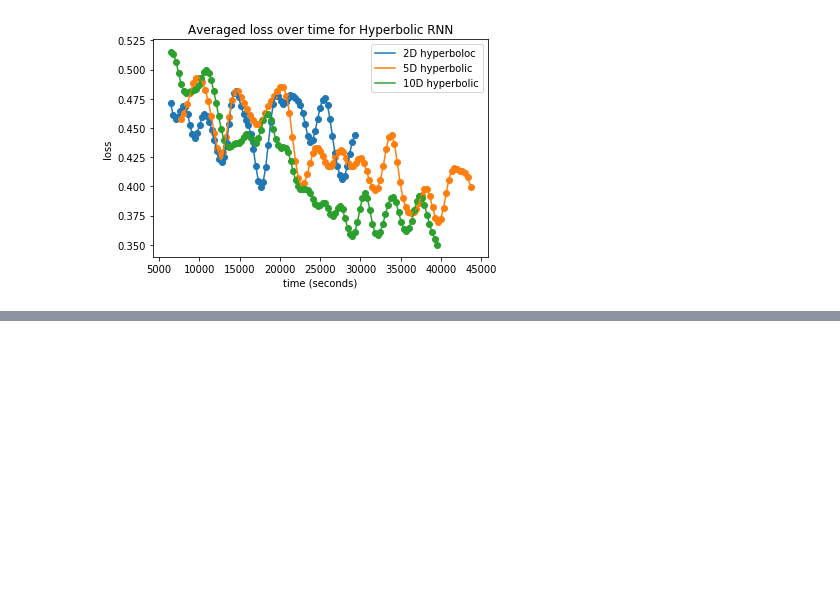
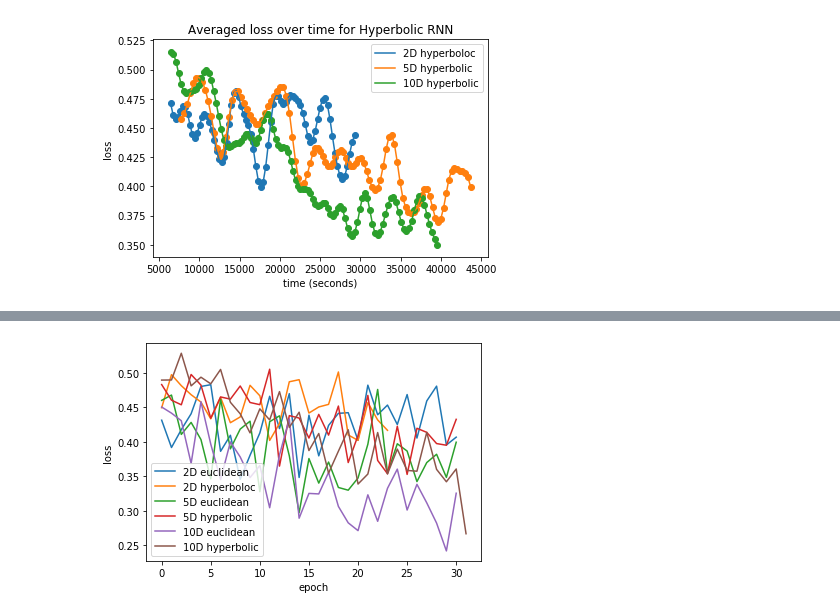
Before and after one commit to KengoA/hyperbolic_nn, a Jupyter notebook: snli_dataset/logs/Extract_logs.ipynb, the cells around one changed output, grey strips where cells are left out. Cells and saved outputs as stored; diff of their text form; code cells hidden in the pictures; blank space fills up the shorter version.

```diff
--- a/snli_dataset/logs/Extract_logs.ipynb
+++ b/snli_dataset/logs/Extract_logs.ipynb
@@ -287,0 +302,47 @@ plt.savefig('plot3.png')
+# %%
+def datapoints(df_loss,smooth=True,ave_num=20,ave=False):
+    time = np.cumsum(np.array(df_loss['sec_per_sent']*sample_size))
+    loss = np.array(df_loss['curr_loss'])
+    i = 0
+    if ave:
+        ave_losses = []
+        while i<len(time):
+            ave_loss = np.sum(loss[i:i+4])/4
+            i+=4
+            ave_losses.append(ave_loss)
+        epoch = range(len(ave_losses))
+
+        return epoch, ave_losses
+
+    if smooth:
+        for _ in range(ave_num):
+            loss = (loss[:-1]+loss[1:])/2
+        return time[ave_num:], loss
+    else:
+        return time, loss
+# %%
+epoch,loss = datapoints(twod_eucl_rnn_loss,ave=True)
+# plt.scatter(epoch, loss)
+plt.plot(epoch, loss,label='2D euclidean')
+epoch,loss = datapoints(twod_hyp_rnn_loss,ave=True)
+# plt.scatter(epoch, loss)
+plt.plot(epoch, loss,label='2D hyperboloc')
+epoch,loss = datapoints(five_eucl_rnn_loss,ave=True)
+# plt.scatter(epoch, loss)
+plt.plot(epoch, loss,label='5D euclidean')
+epoch,loss = datapoints(five_hyp_rnn_loss,ave=True)
+# plt.scatter(epoch, loss)
+plt.plot(epoch, loss,label='5D hyperbolic')
+epoch, loss = datapoints(ten_eucl_rnn_loss,ave=True)
+# plt.scatter(epoch, loss)
+plt.plot(epoch, loss,label='10D euclidean')
+epoch,loss = datapoints(ten_hyp_rnn_loss,ave=True)
+# plt.scatter(epoch, loss)
+plt.plot(epoch, loss,label='10D hyperbolic')
+plt.legend()
+plt.ylabel('loss')
+plt.xlabel('epoch')
+# plt.title('Averaged loss over time')
+plt.savefig('plot5.png')
+# %% [output]
+[figure, added]
```
Also changed, not shown: parts of 3 cells of this notebook, 5 other files.
